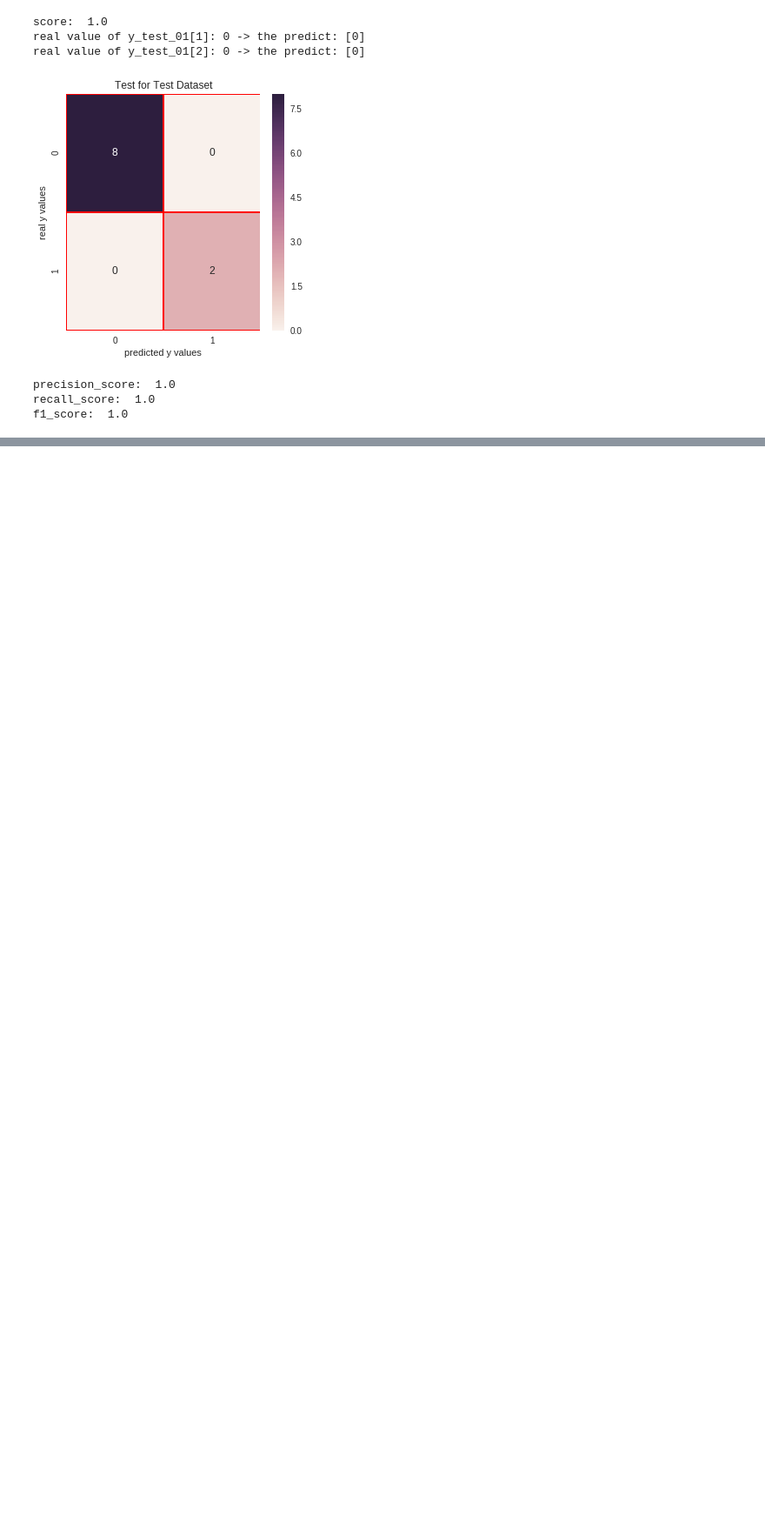
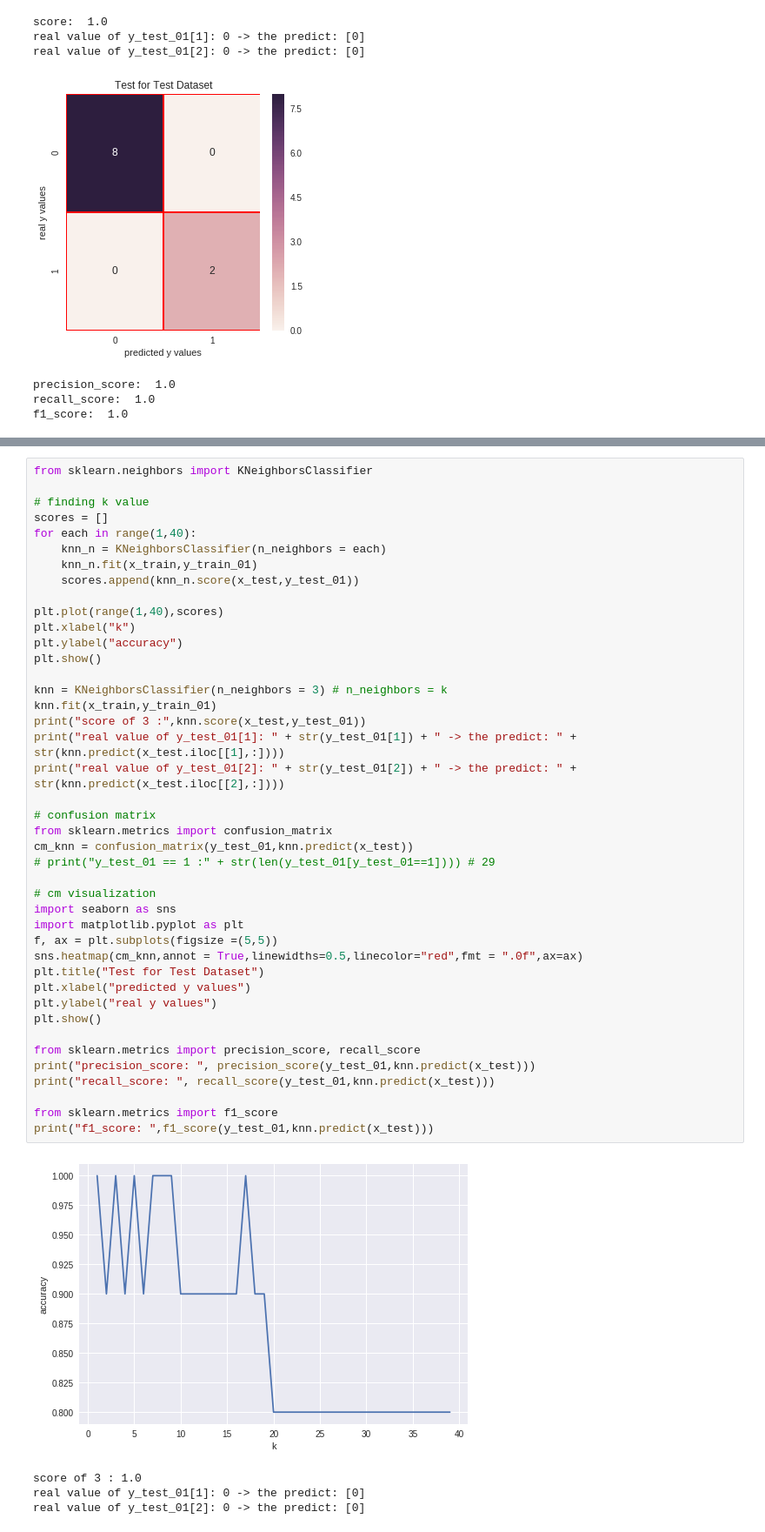
Before and after one commit to Anandharajan/DriverBehaviour, a Jupyter notebook: DriverBehaviour.ipynb, the cells around one changed output, grey strips where cells are left out. Shown: that part at 87% size. Cells and saved outputs as stored; diff of their text form; blank space fills up the shorter version.

```diff
--- a/DriverBehaviour.ipynb
+++ b/DriverBehaviour.ipynb
@@ -429,0 +486,47 @@ f1_score:  1.0
+# %%
+from sklearn.neighbors import KNeighborsClassifier
+
+# finding k value
+scores = []
+for each in range(1,40):
+    knn_n = KNeighborsClassifier(n_neighbors = each)
+    knn_n.fit(x_train,y_train_01)
+    scores.append(knn_n.score(x_test,y_test_01))
+
+plt.plot(range(1,40),scores)
+plt.xlabel("k")
+plt.ylabel("accuracy")
+plt.show()
+
+knn = KNeighborsClassifier(n_neighbors = 3) # n_neighbors = k
+knn.fit(x_train,y_train_01)
+print("score of 3 :",knn.score(x_test,y_test_01))
+print("real value of y_test_01[1]: " + str(y_test_01[1]) + " -> the predict: " + str(knn.predict(x_test.iloc[[1],:])))
+print("real value of y_test_01[2]: " + str(y_test_01[2]) + " -> the predict: " + str(knn.predict(x_test.iloc[[2],:])))
+
+# confusion matrix
+from sklearn.metrics import confusion_matrix
+cm_knn = confusion_matrix(y_test_01,knn.predict(x_test))
+# print("y_test_01 == 1 :" + str(len(y_test_01[y_test_01==1]))) # 29
+
+# cm visualization
+import seaborn as sns
+import matplotlib.pyplot as plt
+f, ax = plt.subplots(figsize =(5,5))
+sns.heatmap(cm_knn,annot = True,linewidths=0.5,linecolor="red",fmt = ".0f",ax=ax)
+plt.title("Test for Test Dataset")
+plt.xlabel("predicted y values")
+plt.ylabel("real y values")
+plt.show()
+
+from sklearn.metrics import precision_score, recall_score
+print("precision_score: ", precision_score(y_test_01,knn.predict(x_test)))
+print("recall_score: ", recall_score(y_test_01,knn.predict(x_test)))
+
+from sklearn.metrics import f1_score
+print("f1_score: ",f1_score(y_test_01,knn.predict(x_test)))
+# %% [output]
+[figure, added]
+score of 3 : 1.0
+real value of y_test_01[1]: 0 -> the predict: [0]
+real value of y_test_01[2]: 0 -> the predict: [0]
```
Also changed, not shown: parts of 4 cells of this notebook.
